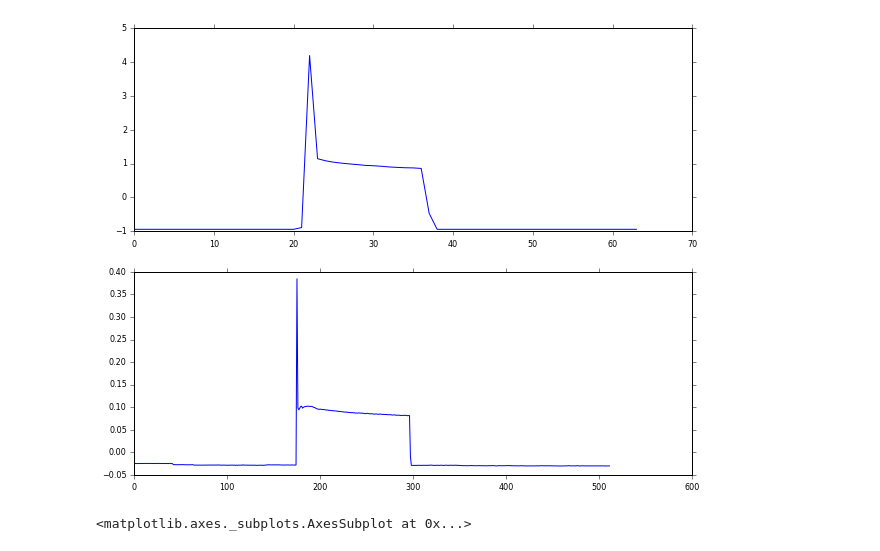
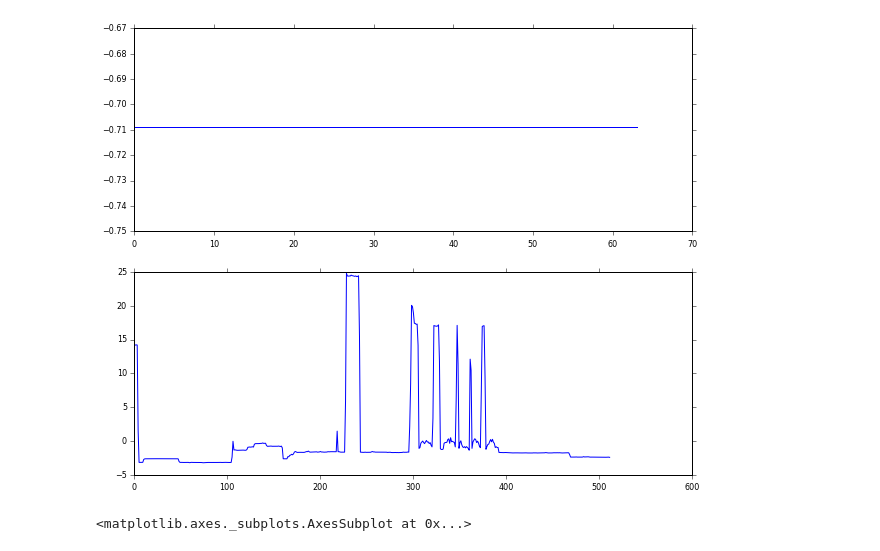
Before and after one commit to JackKelly/neuralnilm_prototype, a Jupyter notebook: notebooks/test RandomSegments.ipynb, the cells around one changed output. Drawn from its saved outputs; the diff is of its cells as text; code cells hidden in the pictures.

Commit message:
add `skip_probability` to Samelocation

```diff
--- a/notebooks/test RandomSegments.ipynb
+++ b/notebooks/test RandomSegments.ipynb
@@ -8,22 +8,23 @@ mpl.rcParams['figure.figsize'] = (10.0, 8.0)
 import numpy as np
 from sys import stdout
 # %%
-source = RandomSegmentsInMemory(
+source = SameLocation(
     filename='/data/mine/vadeec/merged/ukdale.h5',
     #target_appliance=['washer dryer', 'washing machine'],
     target_appliance=['fridge freezer', 'fridge'],
-    window=("2013-03-18", None),
-    #window=("2013-03-18", "2013-05-18"),
+    #window=("2013-03-18", None),
+    window=("2013-03-18", "2013-05-18"),
     #window=("2013-04-01", "2013-08-01"),
     seq_length=512,
-    train_buildings=[1,2,3,4,5],
-    validation_buildings=[1,2,3,4,5],
-    n_seq_per_batch=2,
+    train_buildings=[1],#,2,3,4,5],
+    validation_buildings=[1],#,2,3,4,5],
+    n_seq_per_batch=4,
     standardise_input=True,
     independently_center_inputs=True,
     standardise_targets=True,
     subsample_target=8,
-    ignore_incomplete=True
+    #ignore_incomplete=True,
+    skip_probability=0.5
     #offset_probability=0.5,
     #ignore_offset_activations=True
 )
@@ -74,7 +63,7 @@ X_val, y_val = source.validation_data()
 # %%
-plot_data(X_val, y_val, 0)
+plot_data(X_val, y_val, 1)
 # %% [output]
-[figure, old version]
+[figure, new version]
 # %%
 source.data[2]['mains']['2013-09-10 15:21:15+01:00':'2013-09-10 16:12:27+01:00'].plot()
 # %% [output]
```
Also changed, not shown: parts of 6 cells of this notebook, 6 other files.
